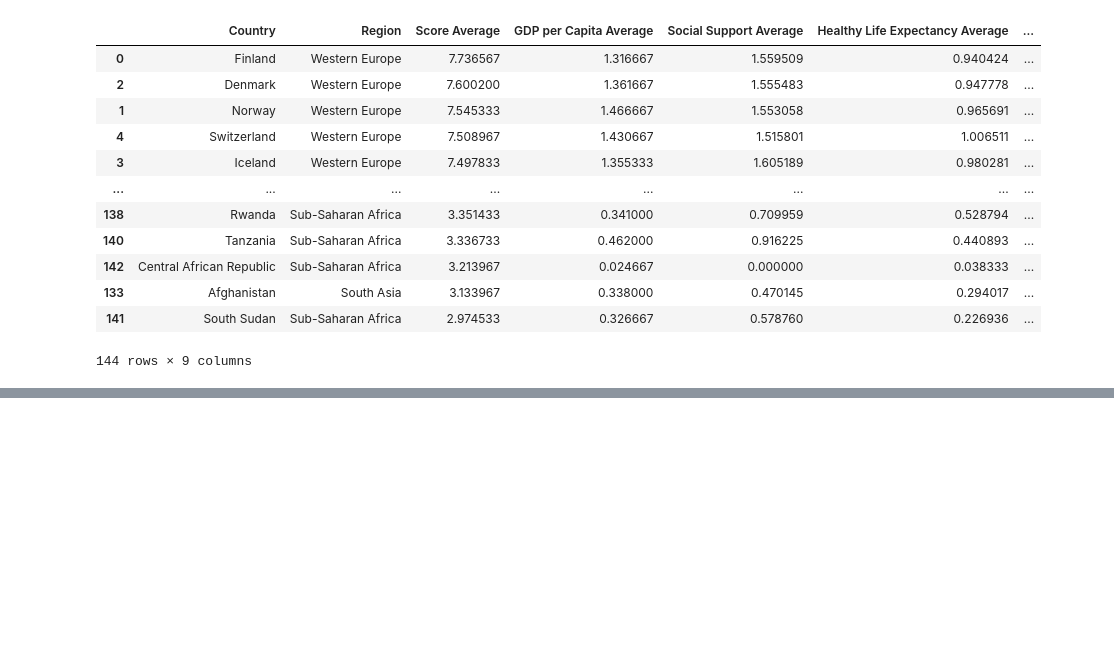
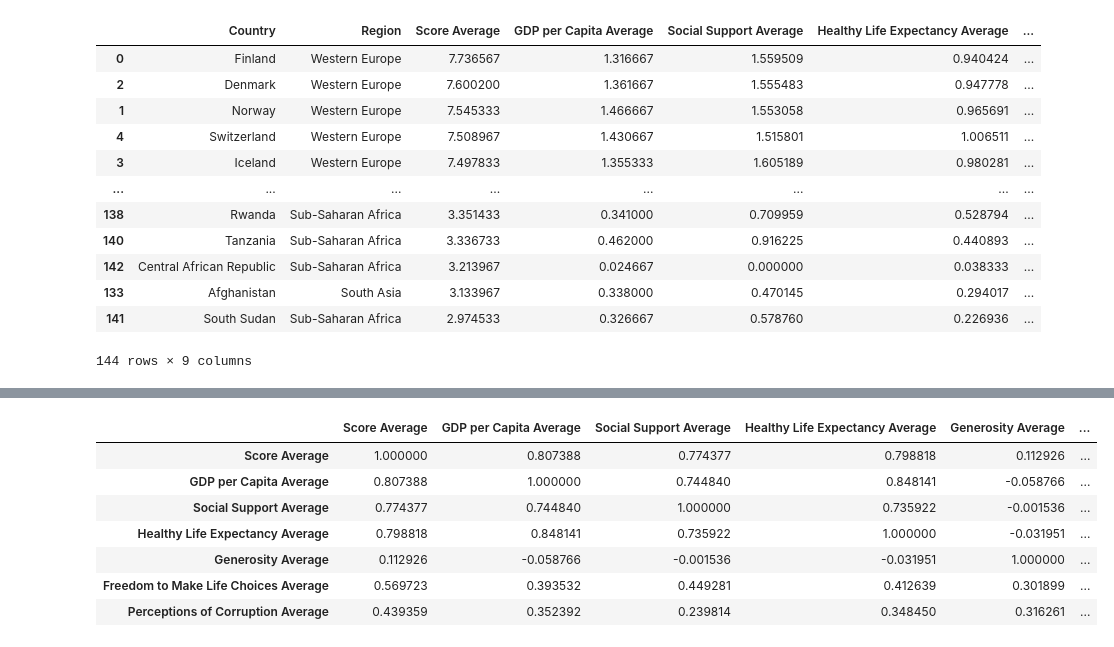
Before and after one commit to nbolt1989/Group_Project_1, a Jupyter notebook: Time for Happiness.ipynb, the cells around one changed output, grey strips where cells are left out. Saved outputs shown, nothing was run; the diff lists cells and outputs as text; code cells hidden in the pictures; blank space fills up the shorter version.

```diff
--- a/Time for Happiness.ipynb
+++ b/Time for Happiness.ipynb
@@ -310 +317,14 @@ plt.show()
+# %%
+correlation_df = average_df.corr(method = 'pearson')
+
+correlation_df
+# %% [output]
+|  | Score Average | GDP per Capita Average | Social Support Average | Healthy Life Expectancy Average | Generosity Average | ... |
+| Score Average | 1.000000 | 0.807388 | 0.774377 | 0.798818 | 0.112926 | ... |
+| GDP per Capita Average | 0.807388 | 1.000000 | 0.744840 | 0.848141 | -0.058766 | ... |
+| Social Support Average | 0.774377 | 0.744840 | 1.000000 | 0.735922 | -0.001536 | ... |
+| Healthy Life Expectancy Average | 0.798818 | 0.848141 | 0.735922 | 1.000000 | -0.031951 | ... |
+| Generosity Average | 0.112926 | -0.058766 | -0.001536 | -0.031951 | 1.000000 | ... |
+| Freedom to Make Life Choices Average | 0.569723 | 0.393532 | 0.449281 | 0.412639 | 0.301899 | ... |
+| Perceptions of Corruption Average | 0.439359 | 0.352392 | 0.239814 | 0.348450 | 0.316261 | ... |
 # %%
```
Also changed, not shown: parts of 6 cells of this notebook, 1 other file.
